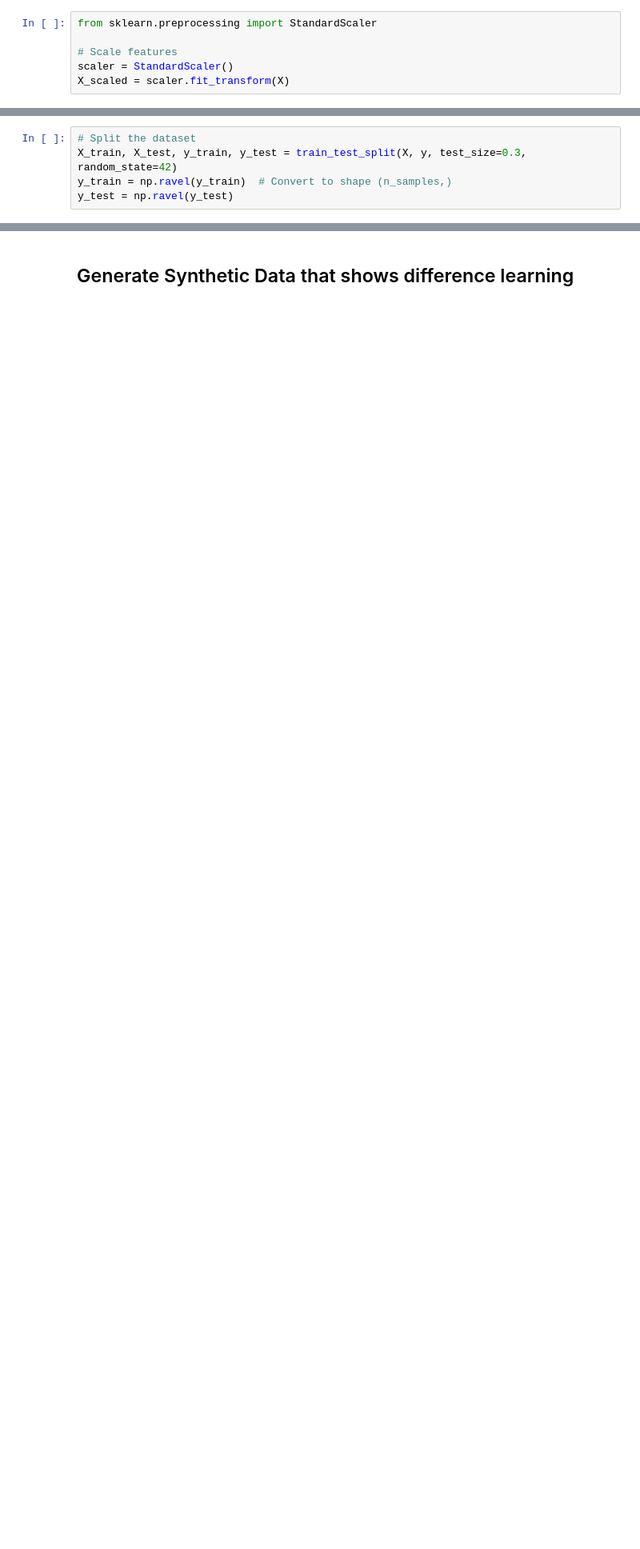
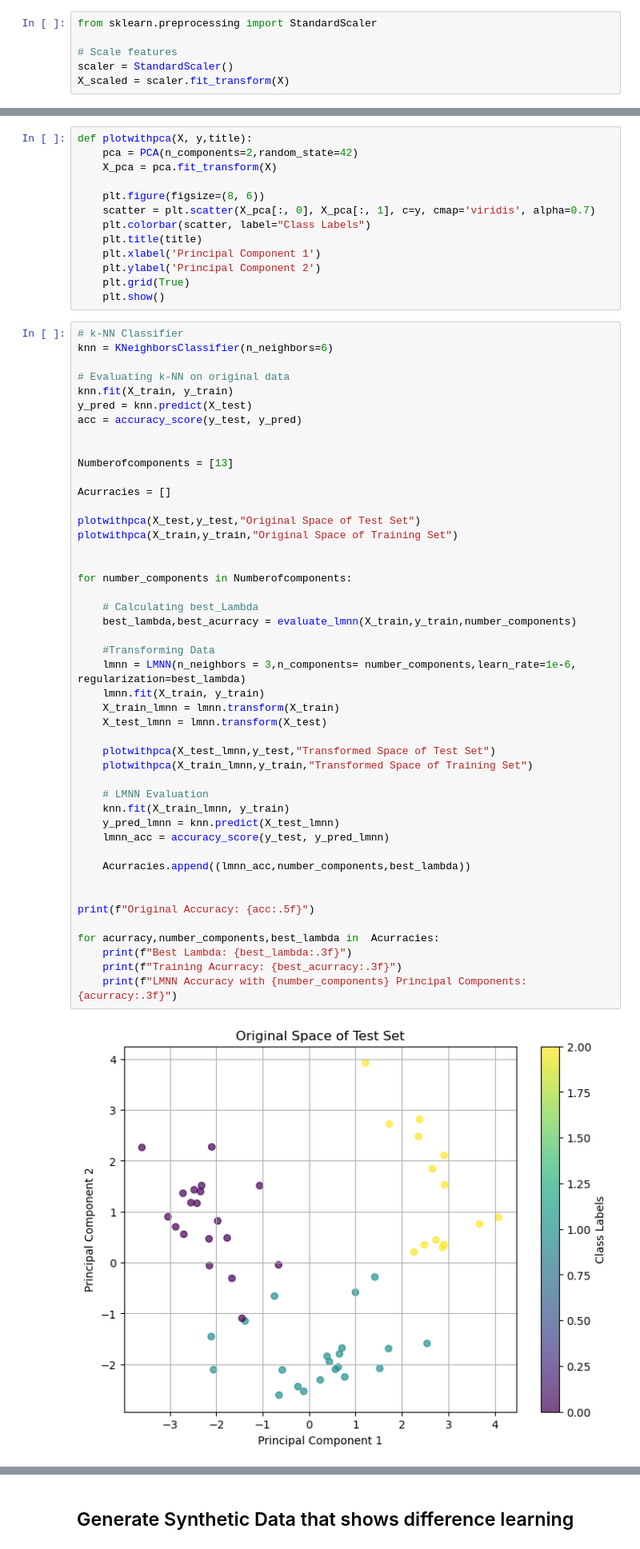
Before and after one commit to Evicten/sml_distance_learning, a Jupyter notebook: distance_learning.ipynb, the cells around one changed output, grey strips where cells are left out. Shown: that part at 80% size. Drawn from its saved outputs; the diff is of its cells as text; blank space fills up the shorter version.

```diff
--- a/distance_learning.ipynb
+++ b/distance_learning.ipynb
@@ -23,5 +68,0 @@ from sklearn.metrics import accuracy_score
-# %%
-# Split the dataset
-X_train, X_test, y_train, y_test = train_test_split(X, y, test_size=0.3, random_state=42)
-y_train = np.ravel(y_train)  # Convert to shape (n_samples,)
-y_test = np.ravel(y_test)
@@ -60,0 +247,61 @@ print(y.shape)
+# %%
+def plotwithpca(X, y,title):
+    pca = PCA(n_components=2,random_state=42)
+    X_pca = pca.fit_transform(X)
+
+    plt.figure(figsize=(8, 6))
+    scatter = plt.scatter(X_pca[:, 0], X_pca[:, 1], c=y, cmap='viridis', alpha=0.7)
+    plt.colorbar(scatter, label="Class Labels")
+    plt.title(title)
+    plt.xlabel('Principal Component 1')
+    plt.ylabel('Principal Component 2')
+    plt.grid(True)
+    plt.show()
+# %%
+# k-NN Classifier
+knn = KNeighborsClassifier(n_neighbors=6)
+
+# Evaluating k-NN on original data
+knn.fit(X_train, y_train)
+y_pred = knn.predict(X_test)
+acc = accuracy_score(y_test, y_pred)
+
+
+Numberofcomponents = [13]
+
+Acurracies = []
+
+plotwithpca(X_test,y_test,"Original Space of Test Set")
+plotwithpca(X_train,y_train,"Original Space of Training Set")
+
+
+for number_components in Numberofcomponents:
+
+    # Calculating best_Lambda
+    best_lambda,best_acurracy = evaluate_lmnn(X_train,y_train,number_components)
+
+    #Transforming Data
+    lmnn = LMNN(n_neighbors = 3,n_components= number_components,learn_rate=1e-6, regularization=best_lambda)
+    lmnn.fit(X_train, y_train)
+    X_train_lmnn = lmnn.transform(X_train)
+    X_test_lmnn = lmnn.transform(X_test)
+
+    plotwithpca(X_test_lmnn,y_test,"Transformed Space of Test Set")
+    plotwithpca(X_train_lmnn,y_train,"Transformed Space of Training Set")
+
+    # LMNN Evaluation
+    knn.fit(X_train_lmnn, y_train)
+    y_pred_lmnn = knn.predict(X_test_lmnn)
+    lmnn_acc = accuracy_score(y_test, y_pred_lmnn)
+
+    Acurracies.append((lmnn_acc,number_components,best_lambda))
+
+
+print(f"Original Accuracy: {acc:.5f}")
+
+for acurracy,number_components,best_lambda in  Acurracies:
+    print(f"Best Lambda: {best_lambda:.3f}")
+    print(f"Training Acurracy: {best_acurracy:.3f}")
+    print(f"LMNN Accuracy with {number_components} Principal Components: {acurracy:.3f}")
+# %% [output]
+[figure, added]
```
Also changed, not shown: parts of 22 cells of this notebook.
